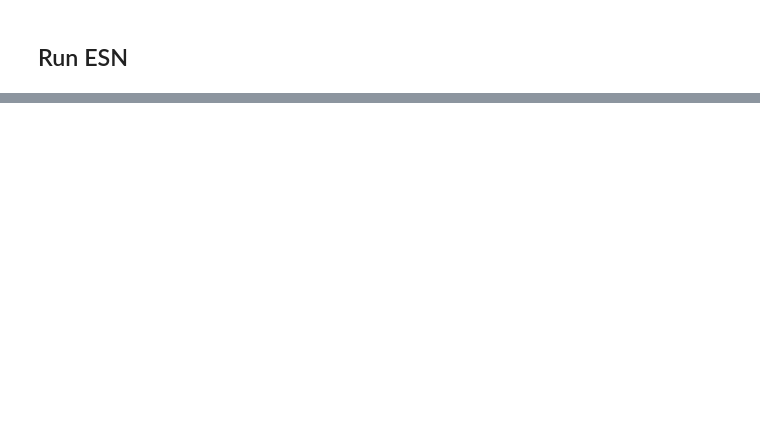
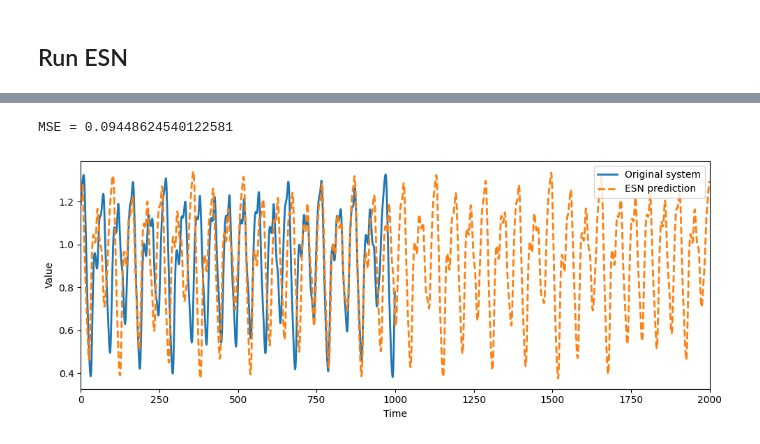
Before and after one commit to erbilcanartun/network-reconstruction, a Jupyter notebook: notebooks/practical_esn.ipynb, the cells around one changed output, grey strips where cells are left out. Drawn from its saved outputs; the diff is of its cells as text; code cells hidden in the pictures; blank space fills up the shorter version.

```diff
--- a/notebooks/practical_esn.ipynb
+++ b/notebooks/practical_esn.ipynb
@@ -514,0 +503,35 @@ MSE = 5.3057430593187e+239
+# %%
+# hyperparameters
+n_res = 1000
+spectral_radius = 1.65
+input_scaling = .8
+leaking_rate = .66
+washout = 100
+ridge = 1.2e-6
+sparsity = .06
+noise = 0.001
+
+Win, W = generate_reservoir(n_res, spectral_radius, input_scaling, sparsity, seed=19)
+Wout, last_x = train_esn(train_data, Win, W, leaking_rate, washout, ridge, noise, teacher_forcing=True)
+# %%
+steps = 2000
+idx = 9000
+initial_value = x_true[idx-1]
+pred = predict_autonomous(initial_value, Wout, Win, W, steps, leaking_rate, x0=last_x)
+
+test = x_true[idx:]
+mse = evaluate_prediction_mse(true_data=test, predicted_data=pred, error_len=500)
+print("MSE =", mse)
+
+plt.figure(figsize=(10, 4))
+plt.plot(test, label="Original system", lw=2)
+plt.plot(pred, label="ESN prediction", lw=2, linestyle="--")
+plt.xlim((0, steps))
+plt.legend(loc=1)
+plt.xlabel("Time")
+plt.ylabel("Value")
+plt.tight_layout()
+plt.show()
+# %% [output]
+MSE = 0.09448624540122581
+[figure, added]
```
Also changed, not shown: parts of 8 cells of this notebook.
